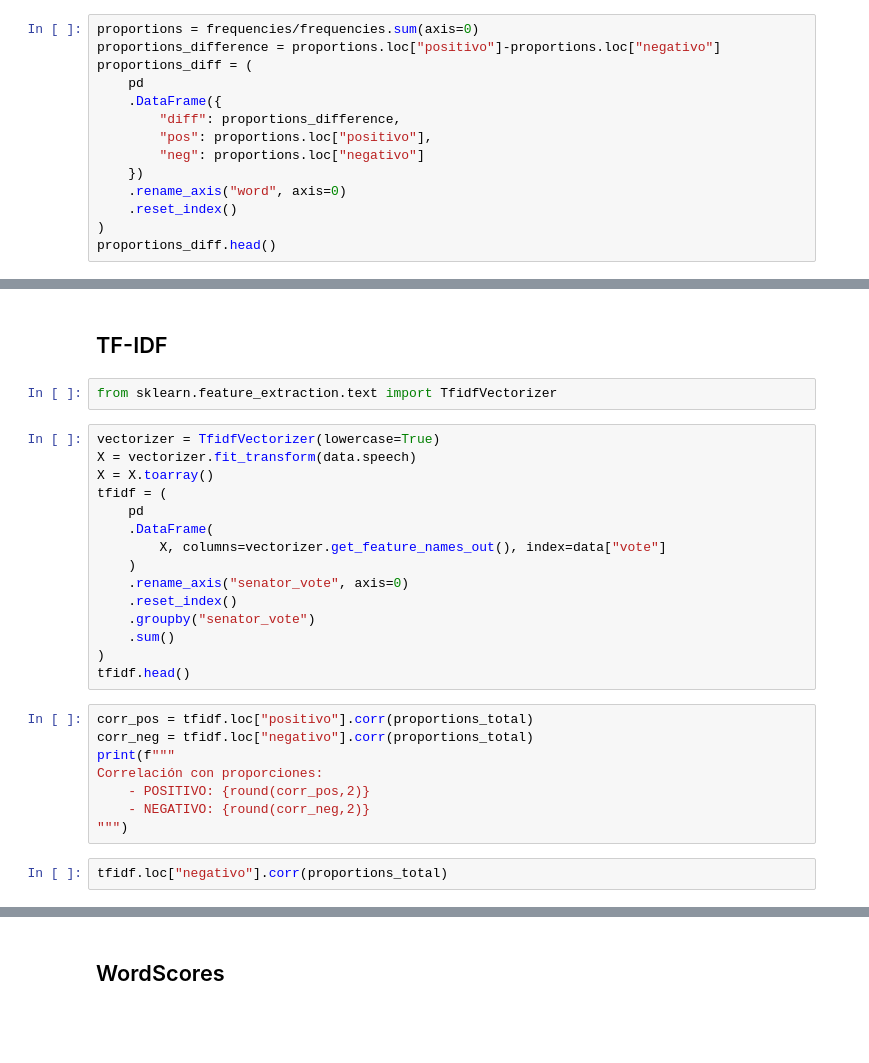
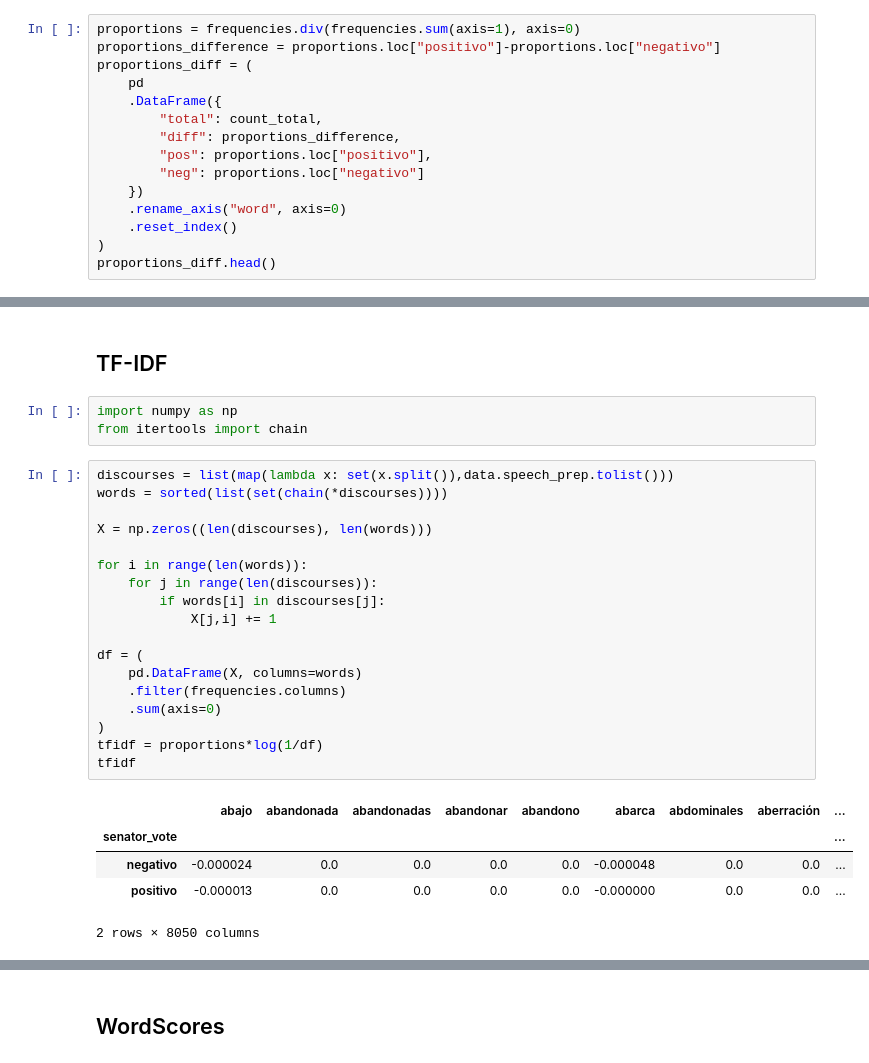
Before and after one commit to macfernandez/eddc-specialization-project, a Jupyter notebook: notebooks/03-methods-statistic.ipynb, the cells around one changed output, grey strips where cells are left out. Cells and saved outputs as stored; diff of their text form; blank space fills up the shorter version.

```diff
--- a/notebooks/03-methods-statistic.ipynb
+++ b/notebooks/03-methods-statistic.ipynb
@@ -56,11 +93,12 @@ count_diff.head()
 # %% [markdown]
 ## Difference of proportions
 # %%
-proportions = frequencies/frequencies.sum(axis=0)
+proportions = frequencies.div(frequencies.sum(axis=1), axis=0)
 proportions_difference = proportions.loc["positivo"]-proportions.loc["negativo"]
 proportions_diff = (
     pd
     .DataFrame({
+        "total": count_total,
         "diff": proportions_difference,
         "pos": proportions.loc["positivo"],
         "neg": proportions.loc["negativo"]
@@ -101,30 +203,30 @@ odds_diff.head()
 ## Correction: elimating low-frequency words
 # %% [markdown]
 ## TF-IDF
-# %%
-from sklearn.feature_extraction.text import TfidfVectorizer
-# %%
-vectorizer = TfidfVectorizer(lowercase=True)
-X = vectorizer.fit_transform(data.speech)
-X = X.toarray()
-tfidf = (
-    pd
-    .DataFrame(
-        X, columns=vectorizer.get_feature_names_out(), index=data["vote"]
-    )
-    .rename_axis("senator_vote", axis=0)
-    .reset_index()
-    .groupby("senator_vote")
-    .sum()
-)
-tfidf.head()
-# %%
-corr_pos = tfidf.loc["positivo"].corr(proportions_total)
-corr_neg = tfidf.loc["negativo"].corr(proportions_total)
-print(f"""
-Correlación con proporciones:
-    - POSITIVO: {round(corr_pos,2)}
-    - NEGATIVO: {round(corr_neg,2)}
-""")
-# %%
-tfidf.loc["negativo"].corr(proportions_total)
+# %%
+import numpy as np
+from itertools import chain
+# %%
+discourses = list(map(lambda x: set(x.split()),data.speech_prep.tolist()))
+words = sorted(list(set(chain(*discourses))))
+
+X = np.zeros((len(discourses), len(words)))
+
+for i in range(len(words)):
+    for j in range(len(discourses)):
+        if words[i] in discourses[j]:
+            X[j,i] += 1
+
+df = (
+    pd.DataFrame(X, columns=words)
+    .filter(frequencies.columns)
+    .sum(axis=0)
+)
+tfidf = proportions*log(1/df)
+tfidf
+# %% [output]
+|  | abajo | abandonada | abandonadas | abandonar | abandono | abarca | abdominales | aberración | ... |
+| senator_vote |  |  |  |  |  |  |  |  | ... |
+| negativo | -0.000024 | 0.0 | 0.0 | 0.0 | 0.0 | -0.000048 | 0.0 | 0.0 | ... |
+| positivo | -0.000013 | 0.0 | 0.0 | 0.0 | 0.0 | -0.000000 | 0.0 | 0.0 | ... |
+2 rows × 8050 columns
```
Also changed, not shown: parts of 23 cells of this notebook, 1 other file.
